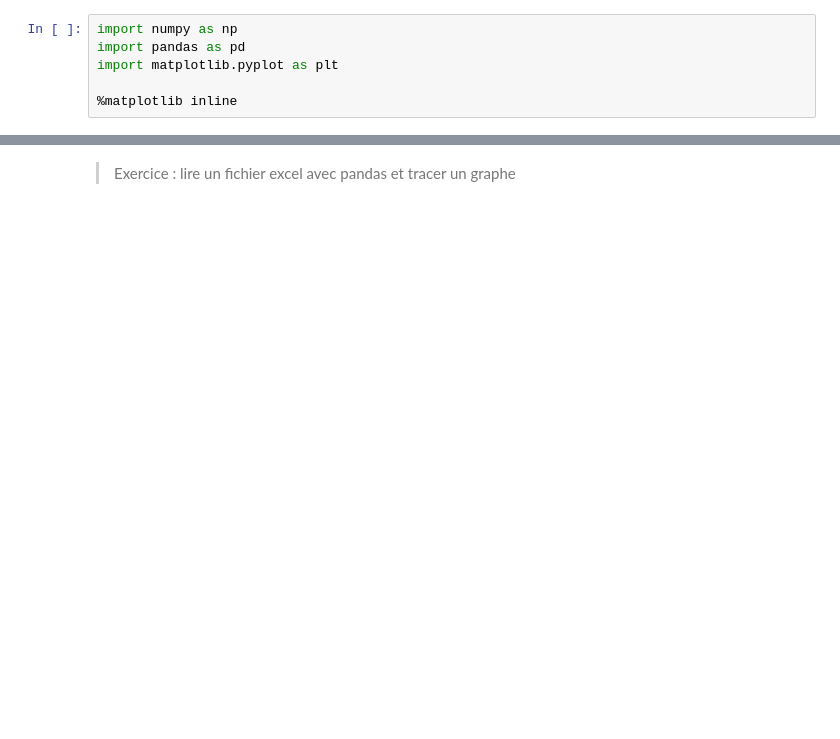
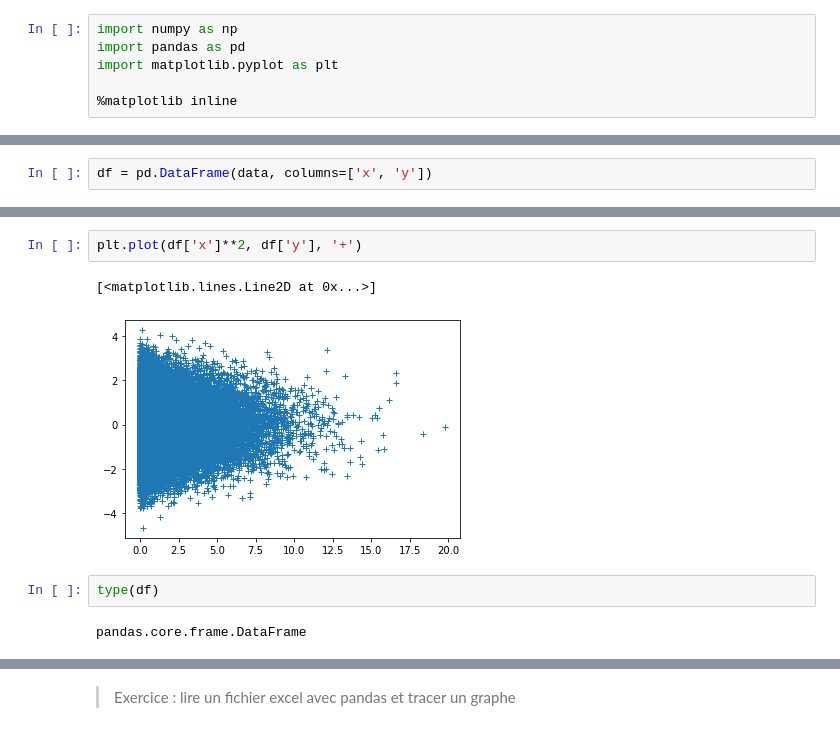
Before and after one commit to glyg/learn_python, a Jupyter notebook: 04-Analyse-de-données.ipynb, the cells around one changed output, grey strips where cells are left out. Cells and saved outputs as stored; diff of their text form; blank space fills up the shorter version.

```diff
--- a/04-Analyse-de-données.ipynb
+++ b/04-Analyse-de-données.ipynb
@@ -72,0 +219,2 @@ import matplotlib.pyplot as plt
+# %%
+df = pd.DataFrame(data, columns=['x', 'y'])
@@ -72,0 +230,9 @@ import matplotlib.pyplot as plt
+# %%
+plt.plot(df['x']**2, df['y'], '+')
+# %% [output]
+[<matplotlib.lines.Line2D at 0x...>]
+[figure, added]
+# %%
+type(df)
+# %% [output]
+pandas.core.frame.DataFrame
```
Also changed, not shown: parts of 69 cells of this notebook, 9 other files.
